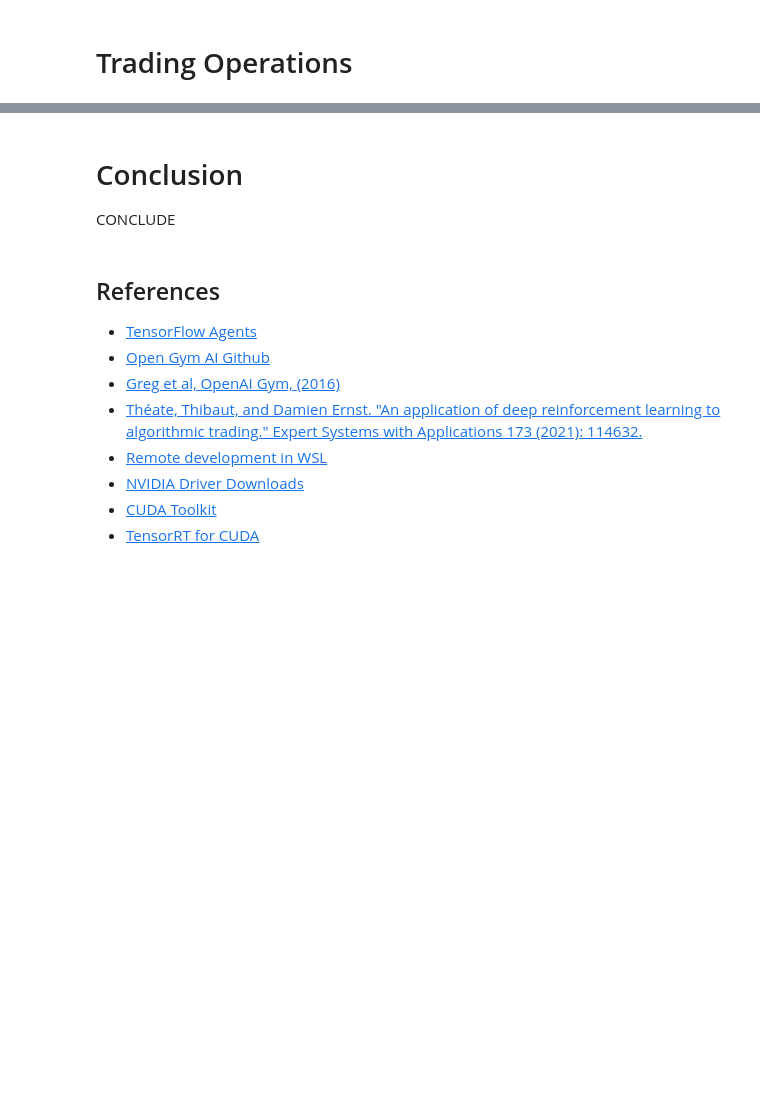
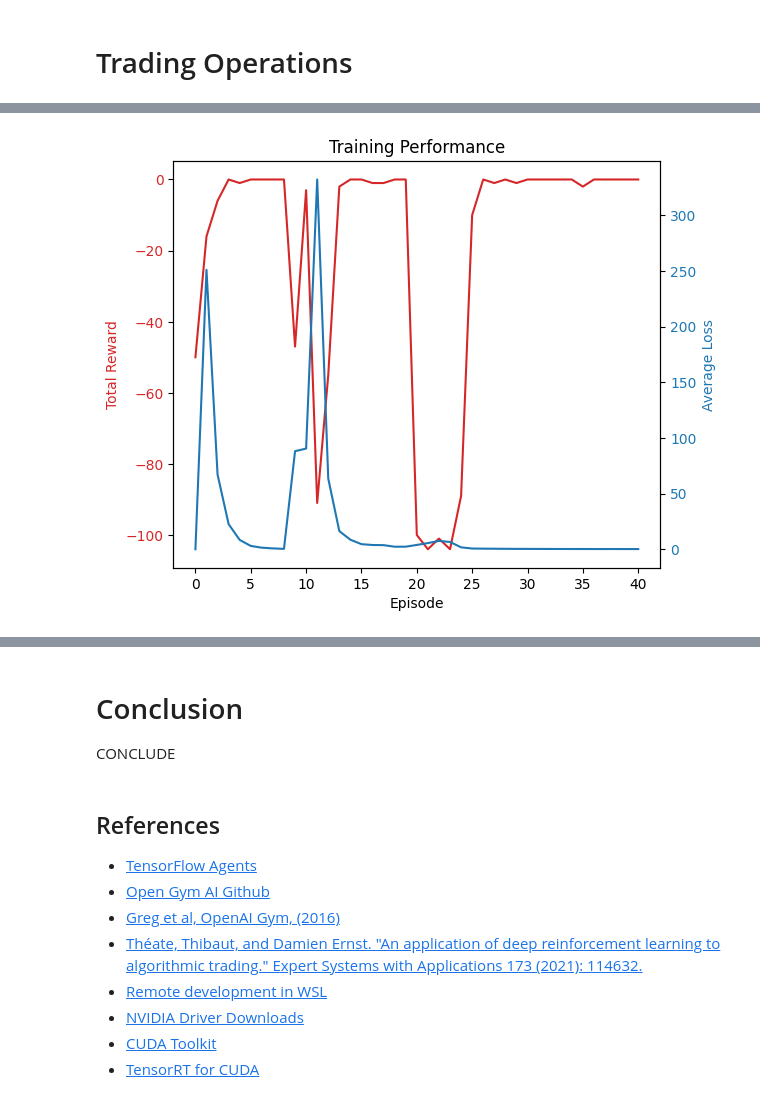
Before and after one commit to adamd1985/Deep-Q-Learning-Applied-to-Algorithmic-Trading, a Jupyter notebook: drl_trading.ipynb, the cells around one changed output, grey strips where cells are left out. Cells and saved outputs as stored; diff of their text form; code cells hidden in the pictures; blank space fills up the shorter version.

```diff
--- a/drl_trading.ipynb
+++ b/drl_trading.ipynb
@@ -489,8 +553,8 @@ class TradingSimulator:
         self.checkpoint_interval = checkpoint_interval
 
     def train(self):
-        episode_rewards = []
-        episode_losses = []
+        self.episode_rewards = []
+        self.episode_losses = []
         for episode in tqdm(range(0, self.episodes + 1), desc="Training"):
             self.agent.reset_episode_stats()
             time_step = self.env.reset()
@@ -507,6 +571,8 @@ class TradingSimulator:
                 done = time_step.is_last()
 
                 self.agent.remember(state, action, reward, next_state, done)
+                if done and self.env.balance < self.env.min_balance:
+                    print(f"Episode {episode+1} terminated early due to low balance.")
                 loss = self.agent.replay()
 
                 state = next_state
@@ -514,8 +580,8 @@ class TradingSimulator:
                 total_loss += loss
 
             avg_loss = total_loss / episode if episode > 0 else 0
-            episode_rewards.append(total_reward)
-            episode_losses.append(avg_loss)
+            self.episode_rewards.append(total_reward)
+            self.episode_losses.append(avg_loss)
 
             if episode > 0 and episode % self.checkpoint_interval == 0:
                 self.agent.save_model(f'dqn_model_checkpoint_{episode}.h5')
@@ -526,7 +592,7 @@ class TradingSimulator:
             if episode > 0 and episode % self.agent.target_update_iter == 0:
                 self.agent.update_target_model()
 
-        print(f'\nTraining completed. Mean Reward: {np.mean(episode_rewards):.4f}, Mean Loss: {np.mean(episode_losses):.4f}')
+        print(f'\nTraining completed. Mean Reward: {np.mean(self.episode_rewards):.4f}, Mean Loss: {np.mean(self.episode_losses):.4f}')
 
     def validate(self):
         total_rewards = []
@@ -552,6 +618,29 @@ class TradingSimulator:
 
         avg_reward = np.mean(total_rewards)
         print(f'\nAverage Reward Over Validation Episodes: {avg_reward:.4f}')
+
+
+    def plot_performance(self):
+        """
+        Plot the training performance including rewards and losses.
+        """
+        fig, ax1 = plt.subplots()
+
+        color = 'tab:red'
+        ax1.set_xlabel('Episode')
+        ax1.set_ylabel('Total Reward', color=color)
+        ax1.plot(self.episode_rewards, color=color)
+        ax1.tick_params(axis='y', labelcolor=color)
+
+        ax2 = ax1.twinx()  # instantiate a second axes that shares the same x-axis
+        color = 'tab:blue'
+        ax2.set_ylabel('Average Loss', color=color)
+        ax2.plot(self.episode_losses, color=color)
+        ax2.tick_params(axis='y', labelcolor=color)
+
+        fig.tight_layout()  # otherwise the right y-label is slightly clipped
+        plt.title('Training Performance')
+        plt.show()
 # %%
 stock= tickers[TARGET]
 train_data = stock[stock.index < pd.to_datetime(SPLIT_DATE)].copy()
@@ -560,10 +649,6 @@ test_data = stock[stock.index >= pd.to_datetime(SPLIT_DATE)].copy()
 agent = DQNAgent(observation_space=STATE_LEN * FEATURES, action_space=ACT_SPACE)
 
 env = TradingEnv(data=train_data, data_dim=FEATURES, money=CAPITAL, stateLength=STATE_LEN, transactionCosts=FEES)
-simulator = TradingSimulator(env, agent, episodes=2, checkpoint_interval=100)
+simulator = TradingSimulator(env, agent, episodes=40, checkpoint_interval=1000)
 simulator.train()
-
-env = TradingEnv(data=test_data, data_dim=FEATURES, money=CAPITAL, stateLength=STATE_LEN, transactionCosts=FEES)
-simulator = TradingSimulator(env, agent, episodes=1, checkpoint_interval=100)
-simulator.validate()
 # %% [output]
@@ -597,0 +691,4 @@ Average Reward Over Validation Episodes: -8006.8604
+# %%
+simulator.plot_performance()
+# %% [output]
+[figure, added]
```
Also changed, not shown: parts of 5 cells of this notebook.
